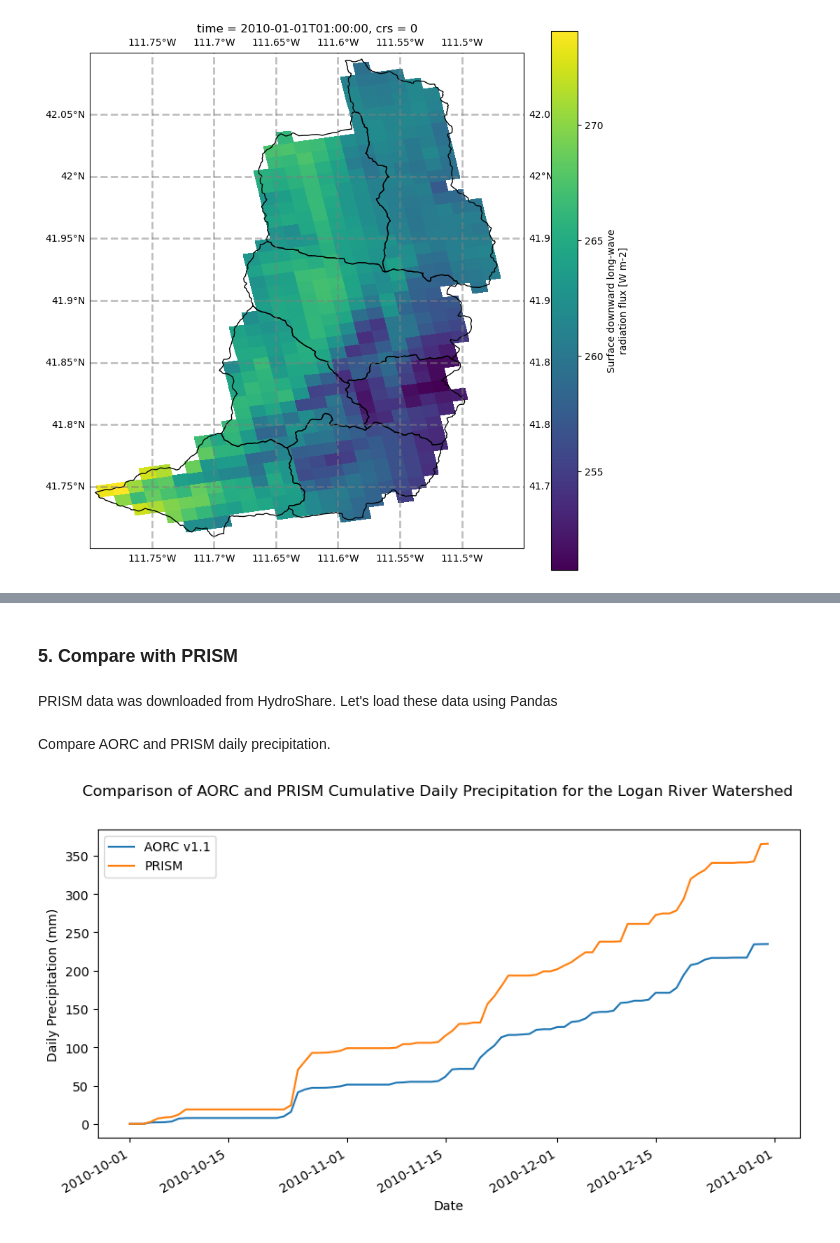
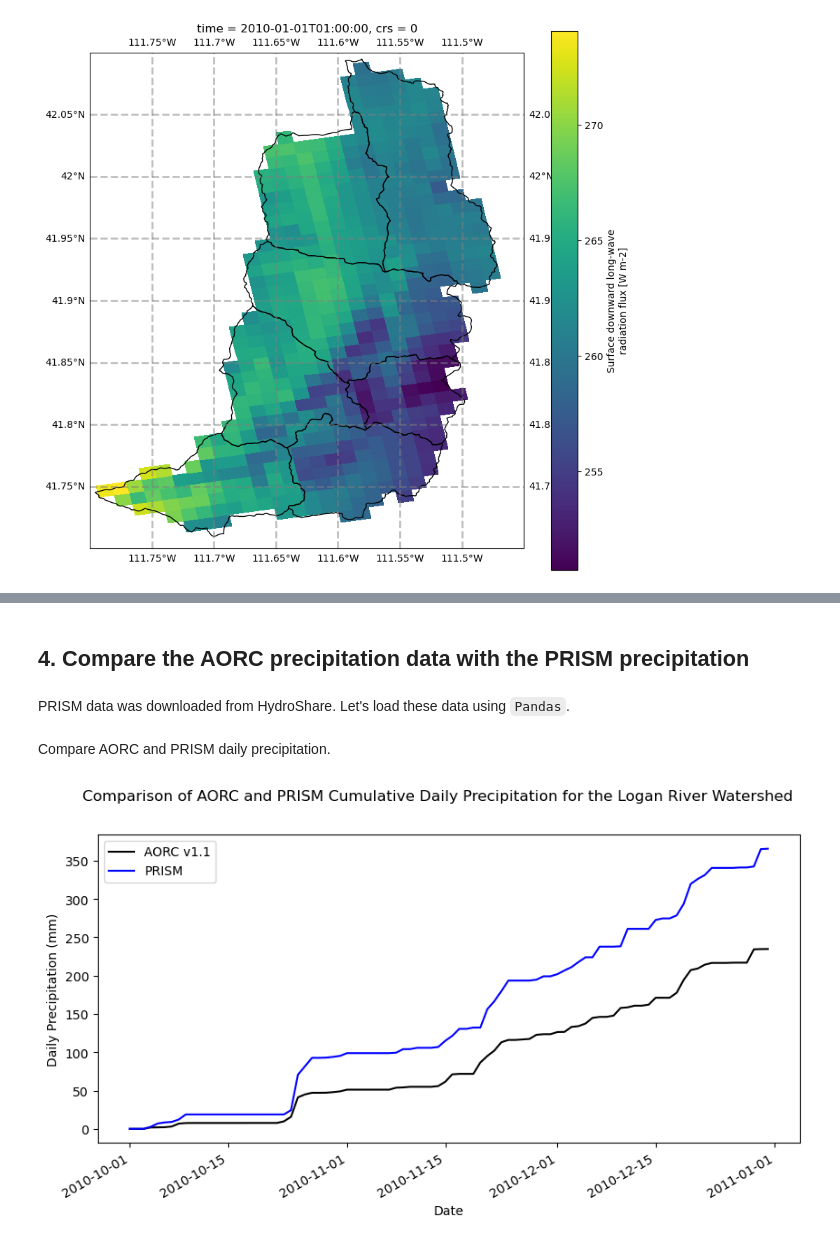
Before and after one commit to CUAHSI/notebooks, a Jupyter notebook: vco-example/compare-aorc-precip.ipynb, the cells around one changed output, grey strips where cells are left out. Drawn from its saved outputs; the diff is of its cells as text; code cells hidden in the pictures.

```diff
--- a/vco-example/compare-aorc-precip.ipynb
+++ b/vco-example/compare-aorc-precip.ipynb
@@ -299,9 +295,9 @@ Compute daily precipitation from gridded hourly precipitation rates. This requir
 # %%
 basin_ave_precip = d.resample(time='1D').sum().mean(dim=['x','y']) * 3600
 # %% [markdown]
-### 5. Compare with PRISM
+## 4. Compare the AORC precipitation data with the PRISM precipitation
 # %% [markdown]
-PRISM data was downloaded from HydroShare. Let's load these data using Pandas
+PRISM data was downloaded from HydroShare. Let's load these data using `Pandas`.
 # %%
 df = pandas.read_csv('Daily_PRISM_Precipitation_in_2010_for_LoganRiverWatershed.csv')
 df['Date'] = pandas.to_datetime(df.Date)
@@ -310,13 +306,13 @@ df.set_index('Date', inplace=True)
 Compare AORC and PRISM daily precipitation.
 # %%
 fig, ax = plt.subplots(figsize=(10,5))
-ax.plot(basin_ave_precip.time, basin_ave_precip.cumsum(), label='AORC v1.1');
+ax.plot(basin_ave_precip.time, basin_ave_precip.cumsum(), label='AORC v1.1', color='k');
 
-df[slice(st, et)]['Precipitation (mm)'].cumsum().plot(ax=ax, label='PRISM')
+df[slice(st, et)]['Precipitation (mm)'].cumsum().plot(ax=ax, label='PRISM', color='b')
 
 ax.set_ylabel('Daily Precipitation (mm)');
 ax.set_xlabel('Date');
 fig.suptitle('Comparison of AORC and PRISM Cumulative Daily Precipitation for the Logan River Watershed');
 plt.legend();
 # %% [output]
-[figure, old version]
+[figure, new version]
```
Also changed, not shown: parts of 17 cells of this notebook.
